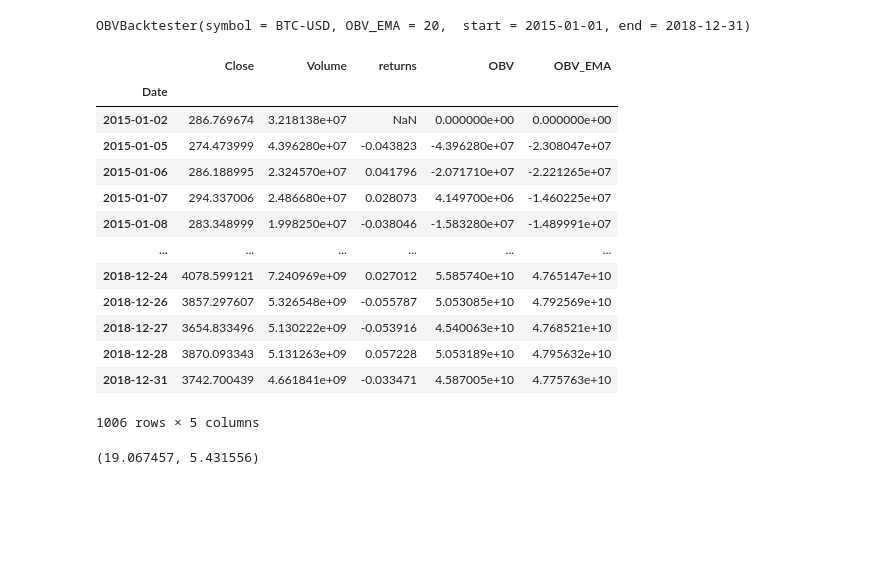
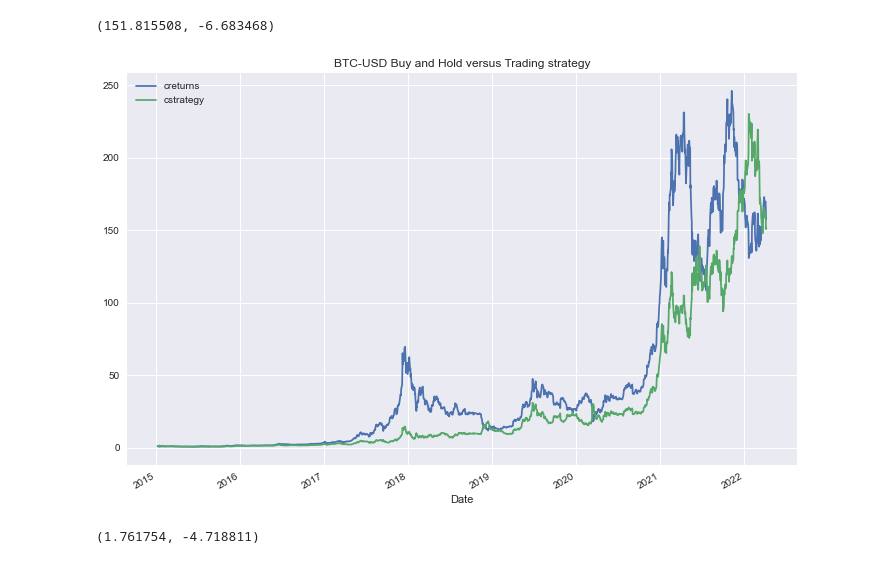
Before and after one commit to BitcoinInvestAnalysis/Capstone, a Jupyter notebook: test_OBV_multiline.ipynb, the cells around one changed output. Drawn from its saved outputs; the diff is of its cells as text; code cells hidden in the pictures; blank space fills up the shorter version.

```diff
--- a/test_OBV_multiline.ipynb
+++ b/test_OBV_multiline.ipynb
@@ -10,25 +10,11 @@ import OBVBacktester as OBV
 plt.style.use("seaborn")
 pio.templates.default = 'presentation'
 # %%
-tester = OBV.OBVBacktester("BTC-USD", 20, "2015-01-01", "2018-12-31")
+tester_BTC = OBV.OBVBacktester("BTC-USD", 20, "2015-01-01", "2022-04-07")
-# %%
-tester
-# %% [output]
-OBVBacktester(symbol = BTC-USD, OBV_EMA = 20,  start = 2015-01-01, end = 2018-12-31)
-# %%
-tester.data
-# %% [output]
-|  | Close | Volume | returns | OBV | OBV_EMA |
-| Date |  |  |  |  |  |
-| 2015-01-02 | 286.769674 | 3.218138e+07 | NaN | 0.000000e+00 | 0.000000e+00 |
-| 2015-01-05 | 274.473999 | 4.396280e+07 | -0.043823 | -4.396280e+07 | -2.308047e+07 |
-| 2015-01-06 | 286.188995 | 2.324570e+07 | 0.041796 | -2.071710e+07 | -2.221265e+07 |
-| 2015-01-07 | 294.337006 | 2.486680e+07 | 0.028073 | 4.149700e+06 | -1.460225e+07 |
-| 2015-01-08 | 283.348999 | 1.998250e+07 | -0.038046 | -1.583280e+07 | -1.489991e+07 |
-| ... | ... | ... | ... | ... | ... |
-| 2018-12-24 | 4078.599121 | 7.240969e+09 | 0.027012 | 5.585740e+10 | 4.765147e+10 |
-| 2018-12-26 | 3857.297607 | 5.326548e+09 | -0.055787 | 5.053085e+10 | 4.792569e+10 |
-| 2018-12-27 | 3654.833496 | 5.130222e+09 | -0.053916 | 4.540063e+10 | 4.768521e+10 |
-| 2018-12-28 | 3870.093343 | 5.131263e+09 | 0.057228 | 5.053189e+10 | 4.795632e+10 |
-| 2018-12-31 | 3742.700439 | 4.661841e+09 | -0.033471 | 4.587005e+10 | 4.775763e+10 |
-1006 rows × 5 columns
+# %%
+tester_BTC.test_strategy()
+bt = tester_BTC.optimize_parameters(OBV_EMA_range=(slice(10, 100, 1)))[0]
+tester_BTC = OBV.OBVBacktester("BTC-USD", bt, "2015-01-01", "2022-04-07")
+tester_BTC.test_strategy()
+# %% [output]
+(151.815508, -6.683468)
@@ -34,0 +23,4 @@ tester.data
+# %%
+tester_BTC.plot_results()
+# %% [output]
+[figure, added]
@@ -35,4 +29,4 @@ tester.data
 # %%
-tester.test_strategy()
+tester_AAPL.test_strategy()
 # %% [output]
-(19.067457, 5.431556)
+(1.761754, -4.718811)
```
Also changed, not shown: parts of 21 cells of this notebook.
